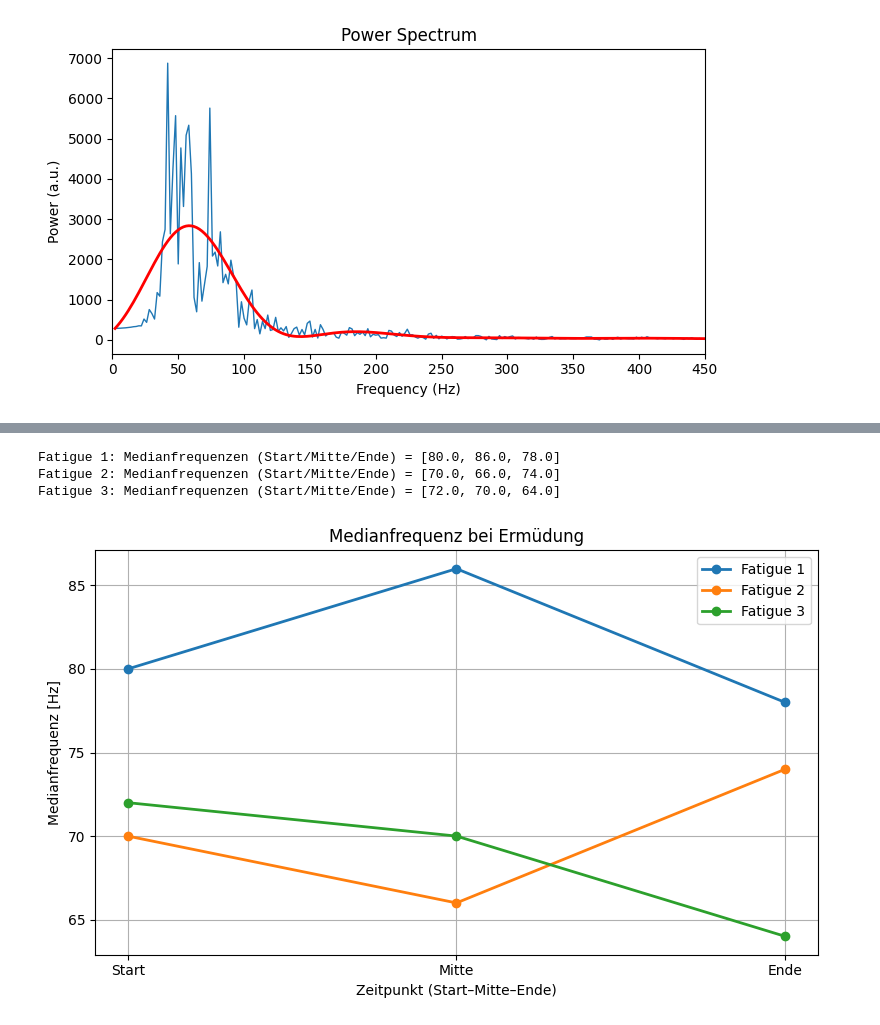
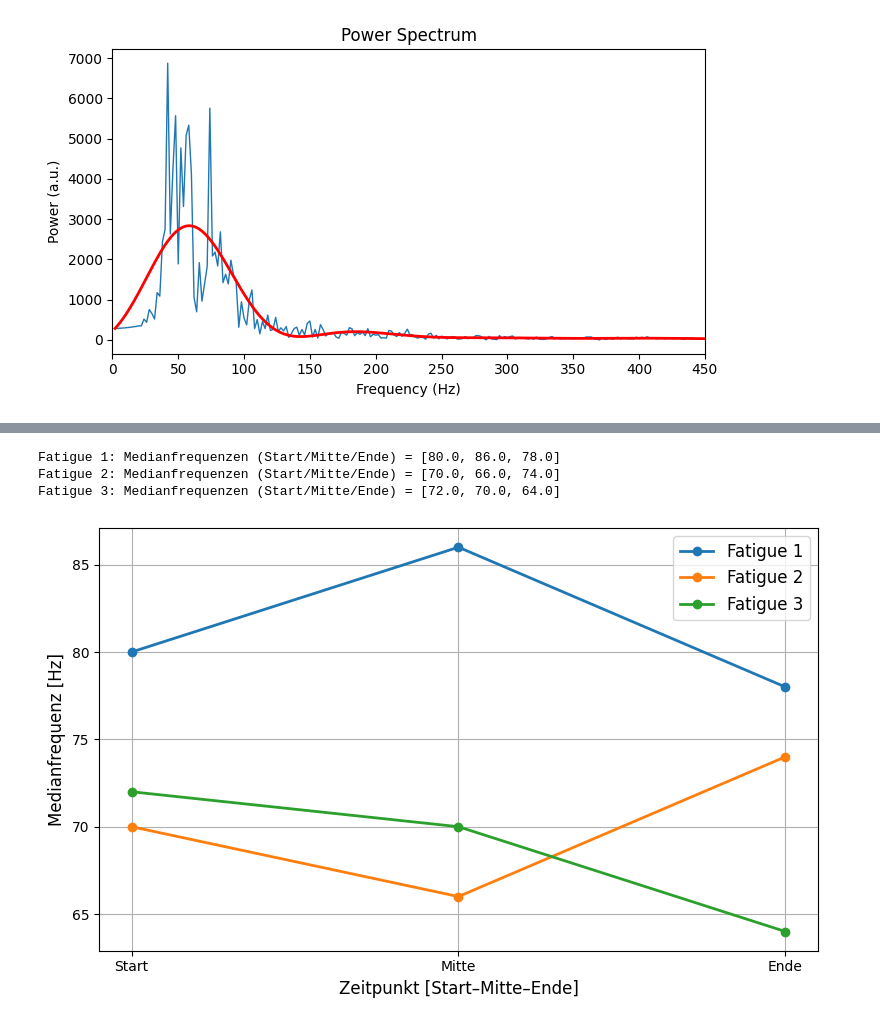
Before and after one commit to Gabse213/Biosignal_Lab_3, a Jupyter notebook: Lab3/MainCode3.ipynb, the cells around one changed output, grey strips where cells are left out. Cells and saved outputs as stored; diff of their text form; code cells hidden in the pictures.

```diff
--- a/Lab3/MainCode3.ipynb
+++ b/Lab3/MainCode3.ipynb
@@ -292,9 +314,9 @@ def plot_full_env_with_bursts(env, fs, bursts, thr_on=None, title="Envelope mit
         plt.axvspan(s/fs, e/fs, alpha=0.2)
         plt.text((s+e)/(2*fs), np.max(env)*0.95, f"B{i}", ha="center", va="top")
 
-    plt.xlabel("Time (s)")
-    plt.ylabel("Envelope (a.u.)")
-    plt.title(title)
+    plt.xlabel("Time [s]", fontsize=12)
+    plt.ylabel("Envelope [a.u.]", fontsize=12)
+    #plt.title(title)
     plt.tight_layout()
     plt.show()
 
@@ -311,9 +333,9 @@ def plot_burst_with_windows(env, fs, burst_start, burst_end, windows_idx, title=
         tt = np.arange(s, e) / fs
         plt.plot(tt, env[s:e], color="red", linewidth=2)
 
-    plt.xlabel("Time (s)")
-    plt.ylabel("Envelope (a.u.)")
-    plt.title(title or f"Burst: {burst_start/fs:.2f}s–{burst_end/fs:.2f}s")
+    plt.xlabel("Time [s]", fontsize=12)
+    plt.ylabel("Envelope [a.u.]", fontsize=12)
+    #plt.title(title or f"Burst: {burst_start/fs:.2f}s–{burst_end/fs:.2f}s")
     plt.tight_layout()
     plt.show()
 
@@ -614,13 +714,13 @@ for i, name in enumerate(names):
     plt.figure(figsize=(7,4))
     plt.plot(frequencies, power, linewidth=1)                       # blau: roh
     plt.plot(frequencies, power_smooth, color="red", linewidth=2)   # rot: geglättet
-    plt.title(f"Power Spectrum – {name} ({part}, 0.5s)")
-    plt.xlabel("Frequency (Hz)")
-    plt.ylabel("Power (a.u.)")
+    #plt.title(f"Power Spectrum – {name} ({part}, 0.5s)")
+    plt.xlabel("Frequency [Hz]", fontsize=12)
+    plt.ylabel("Power [a.u.]", fontsize=12)
     plt.xlim(0, 450)
     plt.tight_layout()
+    plt.savefig(f"power_spectrum_E3__m{name}_Filter.png")
     plt.show()
-
     print(f"{name}: Burst {burst_start/fs:.2f}s..{burst_end/fs:.2f}s | "
           f"Fenster '{part}' {s_idx/fs:.2f}s..{e_idx/fs:.2f}s")
 # %% [output]
@@ -785,9 +885,9 @@ for i, name in enumerate(names):
 
     # 3) Plot: alle drei Spektren + Medianlinien
     plt.figure(figsize=(7,4))
-    plt.title("Filtered Power Spectrum with Median")
-    plt.xlabel("Frequency (Hz)")
-    plt.ylabel("Power (a.u.)")
+    #plt.title("Filtered Power Spectrum with Median")
+    plt.xlabel("Frequency [Hz]", fontsize=12)
+    plt.ylabel("Power [a.u.]", fontsize=12)
 
     medians = {}
     for key, label in parts:
@@ -817,6 +917,7 @@ for i, name in enumerate(names):
     plt.xlim(0, 450)
     plt.legend()
     plt.tight_layout()
+    plt.savefig(f"E1_{name}_Filtered_Power_Spectrum_Median.png")
     plt.show()
 
     print(f"\n{name}: Burst {burst_start/fs:.2f}s..{burst_end/fs:.2f}s")
@@ -1002,13 +1103,14 @@ for i, name in enumerate(names):
     if np.isfinite(mf):
         plt.axvline(mf, color="red", linewidth=2, linestyle="--")
         # optional: Text ins Plot
-        plt.text(mf + 5, np.max(power_smooth)*0.9, f"Median: {mf:.1f} Hz", color="red")
+        plt.text(mf + 5, np.max(power_smooth)*0.9, f"Median: {mf:.1f} Hz", color="red", fontsize=12)
 
-    plt.title(f"Power Spectrum – {name} ({part}, 0.5s)")
-    plt.xlabel("Frequency (Hz)")
-    plt.ylabel("Power (a.u.)")
+    #plt.title(f"Power Spectrum – {name} ({part}, 0.5s)")
+    plt.xlabel("Frequency [Hz]", fontsize=12)
+    plt.ylabel("Power [a.u.]", fontsize=12)
     plt.xlim(0, 450)
     plt.tight_layout()
+    plt.savefig(f"power_spectrum_E3__m{name}_Filter_MedianF.png")
     plt.show()
 
     print(f"{name}: Burst {burst_start/fs:.2f}s..{burst_end/fs:.2f}s | "
@@ -1169,35 +1271,36 @@ for i, name in enumerate(names):
     segs = isolate_0p5s_begin_mid_end(filt, fs, burst_start, burst_end, window_s=window_s)
 
     mfs = []
     for key, _label in parts:
         EMGdata = segs[key] - np.mean(segs[key])  # DC entfernen
 
         power, freqs = l3f.get_power(EMGdata, fs)
 
         power_smooth = butter_lowpass_filter(power, cutoff_hz=cutoff, fs=fs, order=order)
         power_smooth = np.clip(power_smooth, 0, None)
 
         mf = median_frequency(power_smooth, freqs)
         mfs.append(mf)
 
     median_results[name] = mfs
     print(f"{name}: Medianfrequenzen (Start/Mitte/Ende) = {[round(v,2) for v in mfs]}")
 
 # ---------------- Plot wie in deinem Beispiel ----------------
 plt.figure(figsize=(8,5))
 for name in names:
     plt.plot(x, median_results[name], marker="o", linewidth=2, label=name)
 
-plt.title("Medianfrequenz bei Ermüdung")
-plt.xlabel("Zeitpunkt (Start–Mitte–Ende)")
-plt.ylabel("Medianfrequenz [Hz]")
+#plt.title("Medianfrequenz bei Ermüdung")
+plt.xlabel("Zeitpunkt [Start–Mitte–Ende]", fontsize=12)
+plt.ylabel("Medianfrequenz [Hz]", fontsize=12)
 plt.xticks([1,2,3], ["Start", "Mitte", "Ende"])
 plt.grid(True)
-plt.legend()
+plt.legend(fontsize=12)
 plt.tight_layout()
+plt.savefig("Median_frequenz_E3.png")
 plt.show()
 # %% [output]
 Fatigue 1: Medianfrequenzen (Start/Mitte/Ende) = [80.0, 86.0, 78.0]
 Fatigue 2: Medianfrequenzen (Start/Mitte/Ende) = [70.0, 66.0, 74.0]
 Fatigue 3: Medianfrequenzen (Start/Mitte/Ende) = [72.0, 70.0, 64.0]
-[figure, old version]
+[figure, new version]
```
Also changed, not shown: parts of 11 cells of this notebook, 12 other files.
